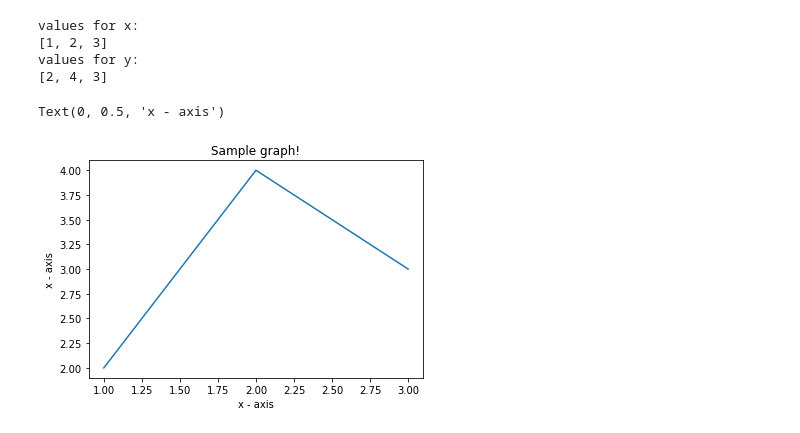
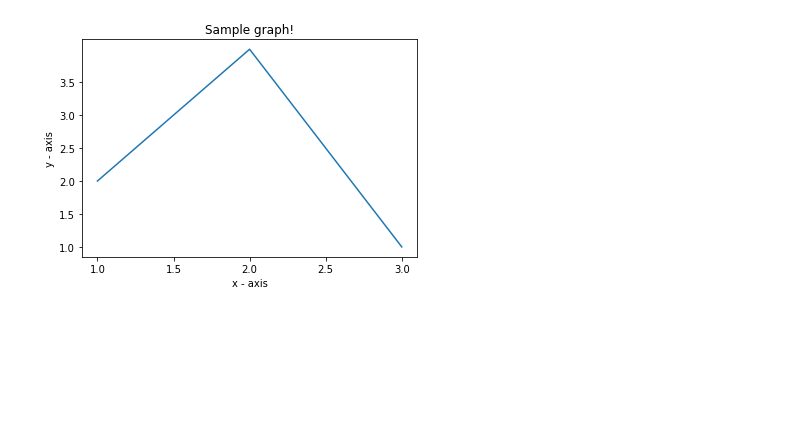
Before and after one commit to xuming1986/MatplotlibBasicExercise2, a Jupyter notebook: Matplotlib Basic Exercise 2.ipynb, the cells around one changed output. Saved outputs shown, nothing was run; the diff lists cells and outputs as text; code cells hidden in the pictures; blank space fills up the shorter version.

Commit message:
modified y values and changed ticks frequency

```diff
--- a/Matplotlib Basic Exercise 2.ipynb
+++ b/Matplotlib Basic Exercise 2.ipynb
@@ -7,27 +7,23 @@ The code snippet gives the output shown in the following screenshot:
 # %%
 #Importing the modules
 import matplotlib.pyplot as plt
 import numpy as np
 
 #Defining the axis values
 x = [1, 2, 3]
-y = [2, 4, 3]
-print('values for x:')
-print(x)
-print('values for y:')
-print(y)
+y = [2, 4, 1]
 
 #Printing the plot
 plt.plot(x, y)
 
 #Setting title and axis labels
 plt.title('Sample graph!')
 plt.xlabel('x - axis')
 plt.ylabel('y - axis')
+
+#Changing ticks frequency
+plt.xticks(np.arange(1, 3.5, 0.5))
+plt.yticks(np.arange(1, 4.0, 0.5))
+plt.show()
 # %% [output]
-values for x:
-[1, 2, 3]
-values for y:
-[2, 4, 3]
-Text(0, 0.5, 'x - axis')
-[figure, old version]
+[figure, new version]
```
